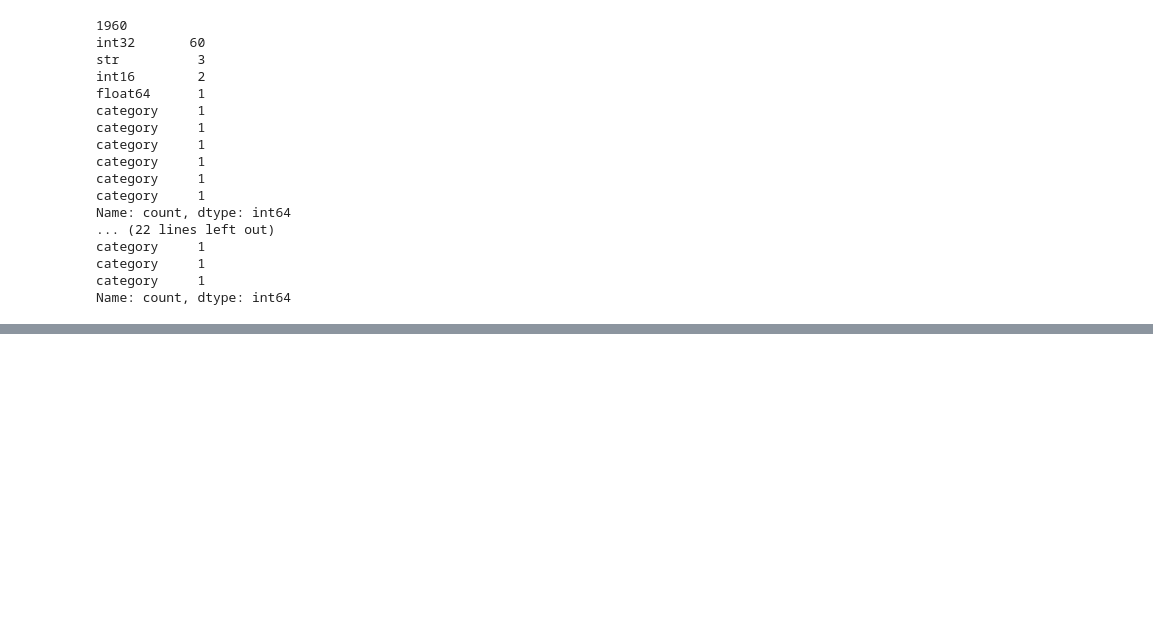
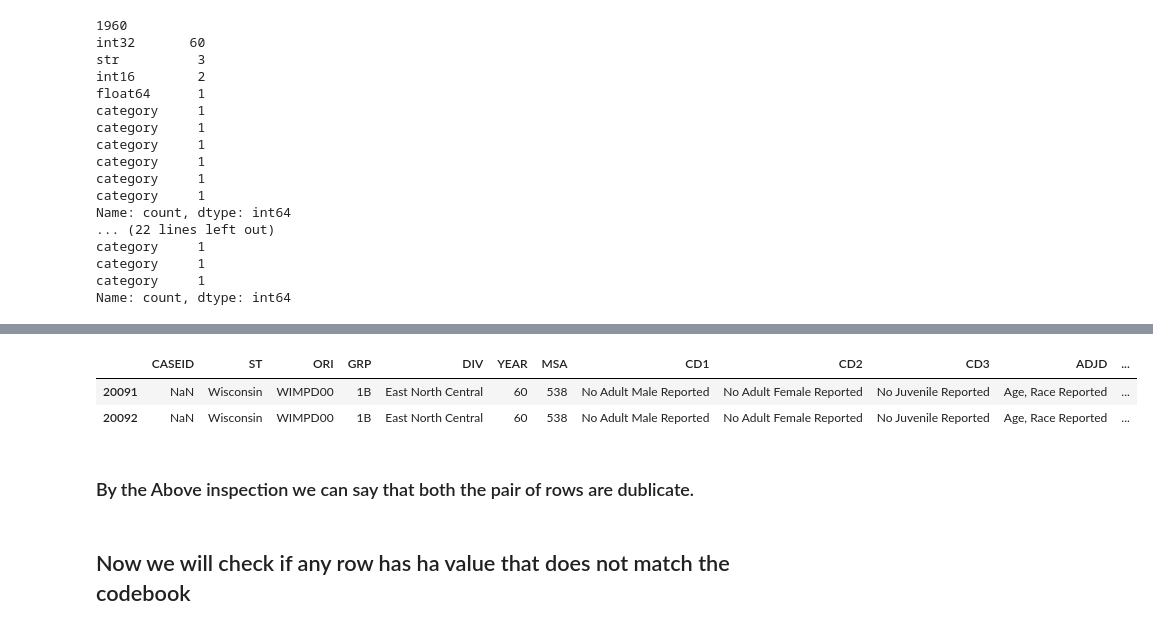
Before and after one commit to Deoxxysss/real-dataset-investigation, a Jupyter notebook: Notebooks/01_data_inspection.ipynb, the cells around one changed output, grey strips where cells are left out. Drawn from its saved outputs; the diff is of its cells as text; code cells hidden in the pictures; blank space fills up the shorter version.

Commit message:
Add 01_data_inspection.ipynb that explains us about the things in data and what should be changed or removed during the cleaning process

```diff
--- a/Notebooks/01_data_inspection.ipynb
+++ b/Notebooks/01_data_inspection.ipynb
@@ -62,0 +274,11 @@ Name: count, dtype: int64
+# %%
+# Second Dublicate
+df60.iloc[[20091,20092],:]
+# %% [output]
+|  | CASEID | ST | ORI | GRP | DIV | YEAR | MSA | CD1 | CD2 | CD3 | ADJD | ... |
+| 20091 | NaN | Wisconsin | WIMPD00 | 1B | East North Central | 60 | 538 | No Adult Male Reported | No Adult Female Reported | No Juvenile Reported | Age, Race Reported | ... |
+| 20092 | NaN | Wisconsin | WIMPD00 | 1B | East North Central | 60 | 538 | No Adult Male Reported | No Adult Female Reported | No Juvenile Reported | Age, Race Reported | ... |
+# %% [markdown]
+### By the Above inspection we can say that both the pair of rows are dublicate.
+# %% [markdown]
+## Now we will check if any row has ha value that does not match the codebook
```
Also changed, not shown: parts of 18 cells of this notebook.
